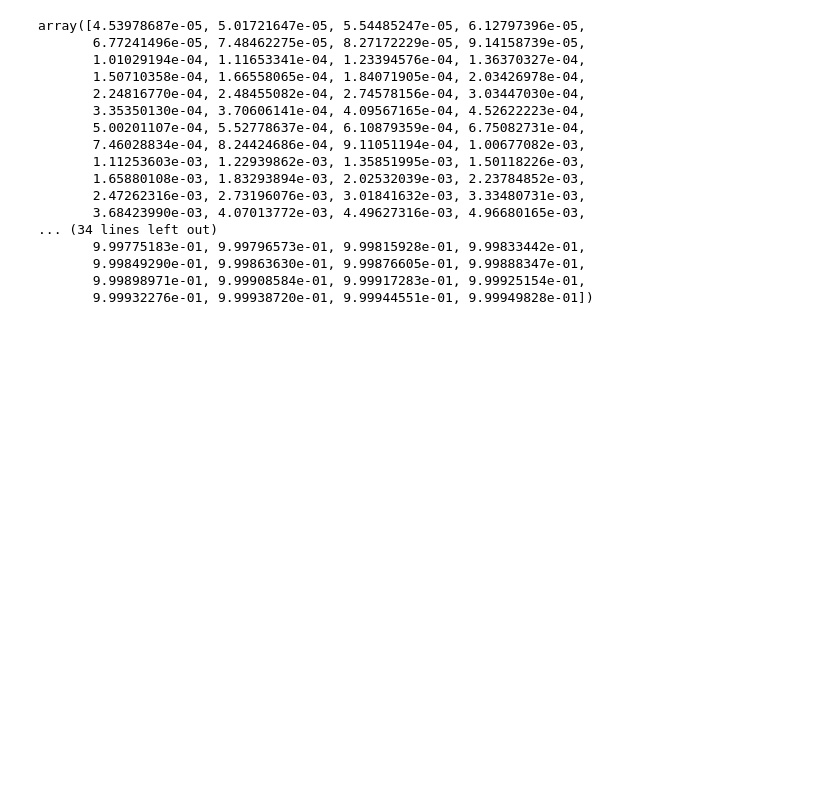
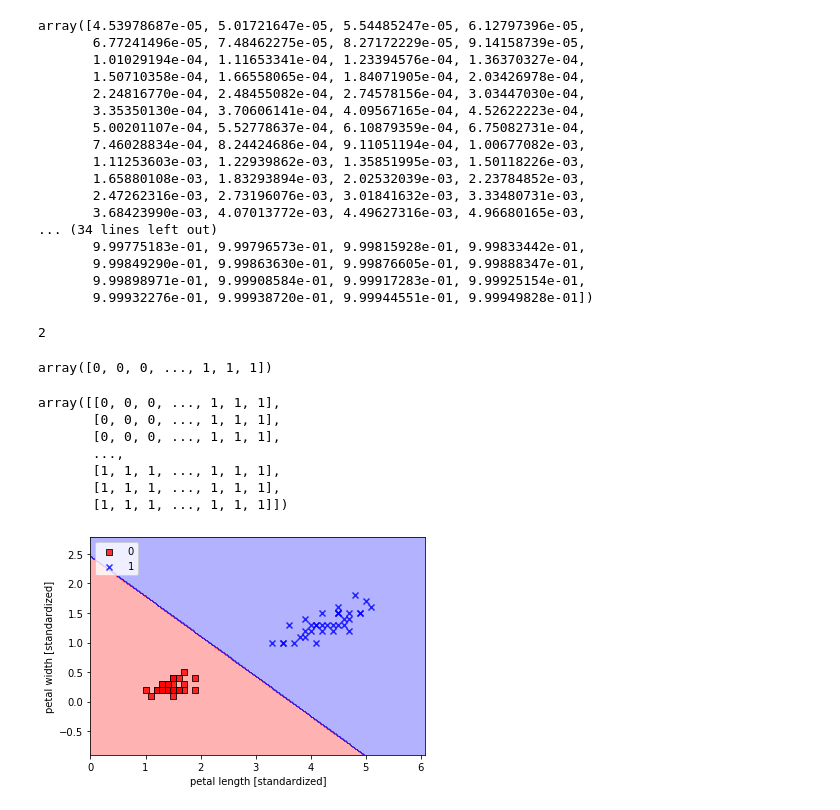
Before and after one commit to hirochan565G/PML_code, a Jupyter notebook: PML3.ipynb, the cells around one changed output. Cells and saved outputs as stored; diff of their text form; code cells hidden in the pictures; blank space fills up the shorter version.

```diff
--- a/PML3.ipynb
+++ b/PML3.ipynb
@@ -334,3 +332,9 @@ array([4.53978687e-05, 5.01721647e-05, 5.54485247e-05, 6.12797396e-05,
        9.99849290e-01, 9.99863630e-01, 9.99876605e-01, 9.99888347e-01,
        9.99898971e-01, 9.99908584e-01, 9.99917283e-01, 9.99925154e-01,
        9.99932276e-01, 9.99938720e-01, 9.99944551e-01, 9.99949828e-01])
+# %%
+X.shape[1]
+## this is features
+## 列数
+# %% [output]
+2
@@ -336,0 +428,32 @@ array([4.53978687e-05, 5.01721647e-05, 5.54485247e-05, 6.12797396e-05,
+# %%
+X_train_01_subset = X_train[(y_train == 0) | (y_train == 1)]
+#labels is only y=1 or y=0. don't involve y=2.
+#display(X_train_01_subset)
+#print('--------')
+#display(X_train)
+#print('---------')
+#display(y_train)
+# %%
+y_train_01_subset = y_train[(y_train == 0) | (y_train == 1)]
+
+lrgd = LogisticRegressionGD(eta=0.05, n_iter=1000,
+                           random_state=1)
+lrgd.fit(X_train_01_subset, y_train_01_subset)
+
+plot_decision_regions(X=X_train_01_subset, y=y_train_01_subset,
+                     classifier=lrgd)
+
+plt.xlabel('petal length [standardized]')
+plt.ylabel('petal width [standardized]')
+plt.legend(loc='upper left')
+plt.show();
+# %% [output]
+array([0, 0, 0, ..., 1, 1, 1])
+array([[0, 0, 0, ..., 1, 1, 1],
+       [0, 0, 0, ..., 1, 1, 1],
+       [0, 0, 0, ..., 1, 1, 1],
+       ...,
+       [1, 1, 1, ..., 1, 1, 1],
+       [1, 1, 1, ..., 1, 1, 1],
+       [1, 1, 1, ..., 1, 1, 1]])
+[figure, added]
```
Also changed, not shown: parts of 4 cells of this notebook.
